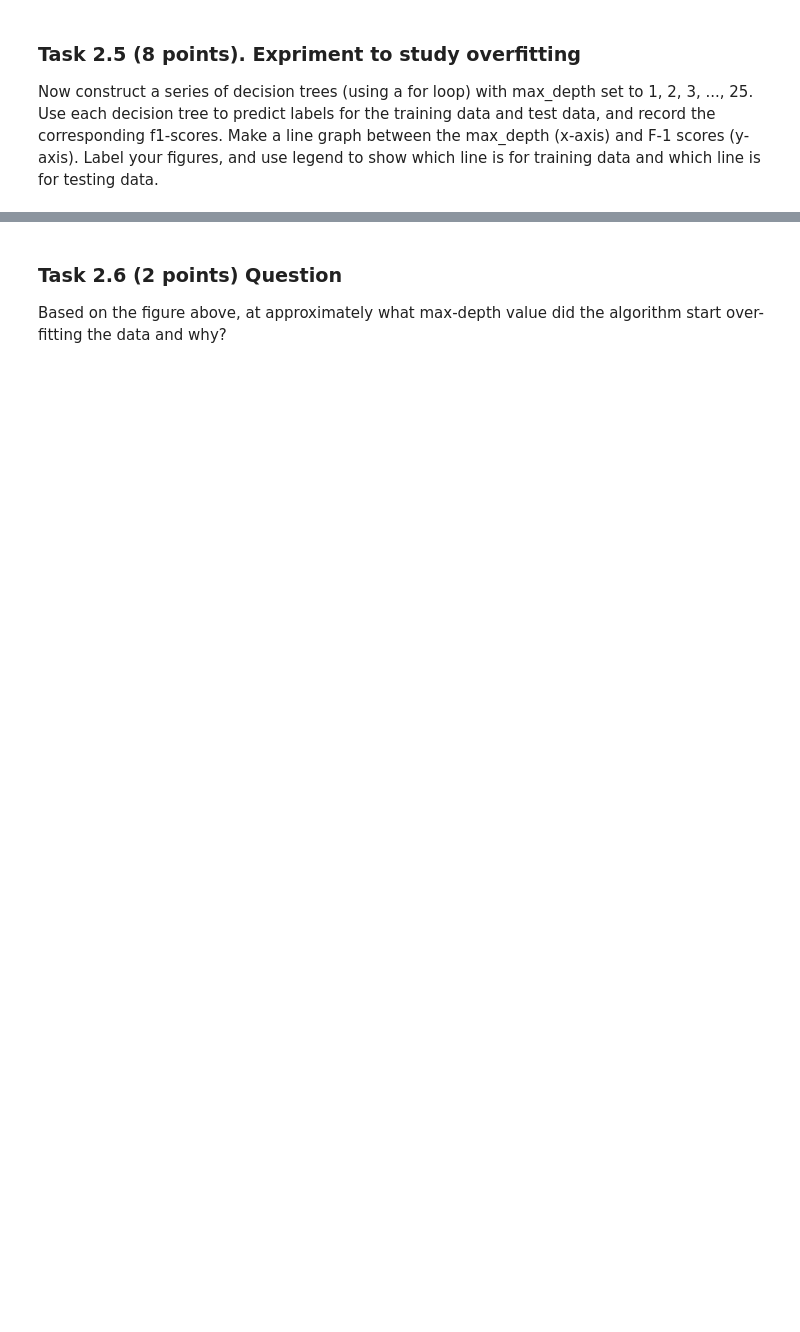
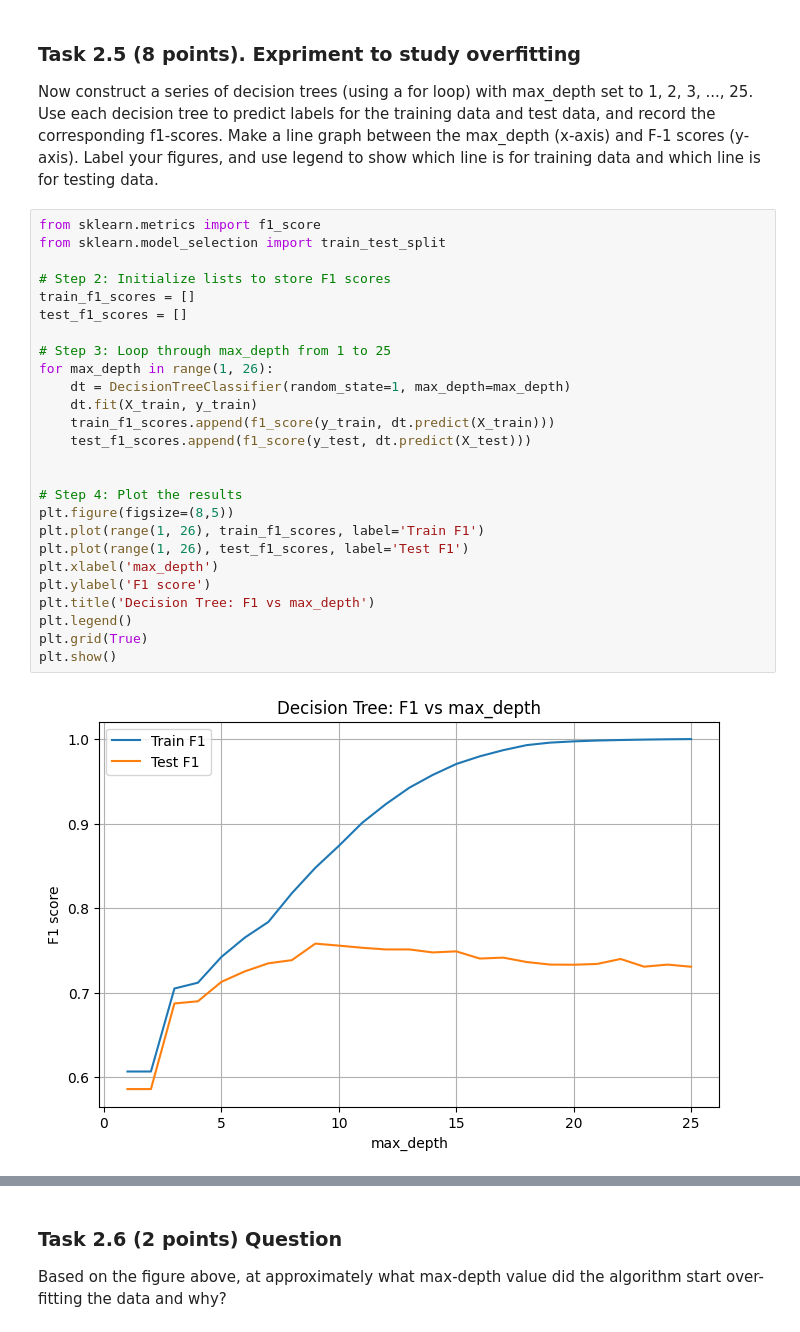
Before and after one commit to SpartanMaster-117/Gundam, a Jupyter notebook: HW5_part_2.ipynb, the cells around one changed output, grey strips where cells are left out. Cells and saved outputs as stored; diff of their text form; blank space fills up the shorter version.

```diff
--- a/HW5_part_2.ipynb
+++ b/HW5_part_2.ipynb
@@ -137,3 +338,31 @@ Use the decision tree model trained above to predict labels for the *testing dat
 ### Task 2.5 (8 points). Expriment to study overfitting
 
 Now construct a series of decision trees (using a for loop) with max_depth set to 1, 2, 3, ..., 25. Use each decision tree to predict labels for the training data and test data, and record the corresponding f1-scores. Make a line graph between the max_depth (x-axis) and F-1 scores (y-axis). Label your figures, and use legend to show which line is for training data and which line is for testing data.
+# %%
+from sklearn.metrics import f1_score
+from sklearn.model_selection import train_test_split
+
+# Step 2: Initialize lists to store F1 scores
+train_f1_scores = []
+test_f1_scores = []
+
+# Step 3: Loop through max_depth from 1 to 25
+for max_depth in range(1, 26):
+    dt = DecisionTreeClassifier(random_state=1, max_depth=max_depth)
+    dt.fit(X_train, y_train)
+    train_f1_scores.append(f1_score(y_train, dt.predict(X_train)))
+    test_f1_scores.append(f1_score(y_test, dt.predict(X_test)))
+
+
+# Step 4: Plot the results
+plt.figure(figsize=(8,5))
+plt.plot(range(1, 26), train_f1_scores, label='Train F1')
+plt.plot(range(1, 26), test_f1_scores, label='Test F1')
+plt.xlabel('max_depth')
+plt.ylabel('F1 score')
+plt.title('Decision Tree: F1 vs max_depth')
+plt.legend()
+plt.grid(True)
+plt.show()
+# %% [output]
+[figure, added]
```
Also changed, not shown: parts of 18 cells of this notebook.
